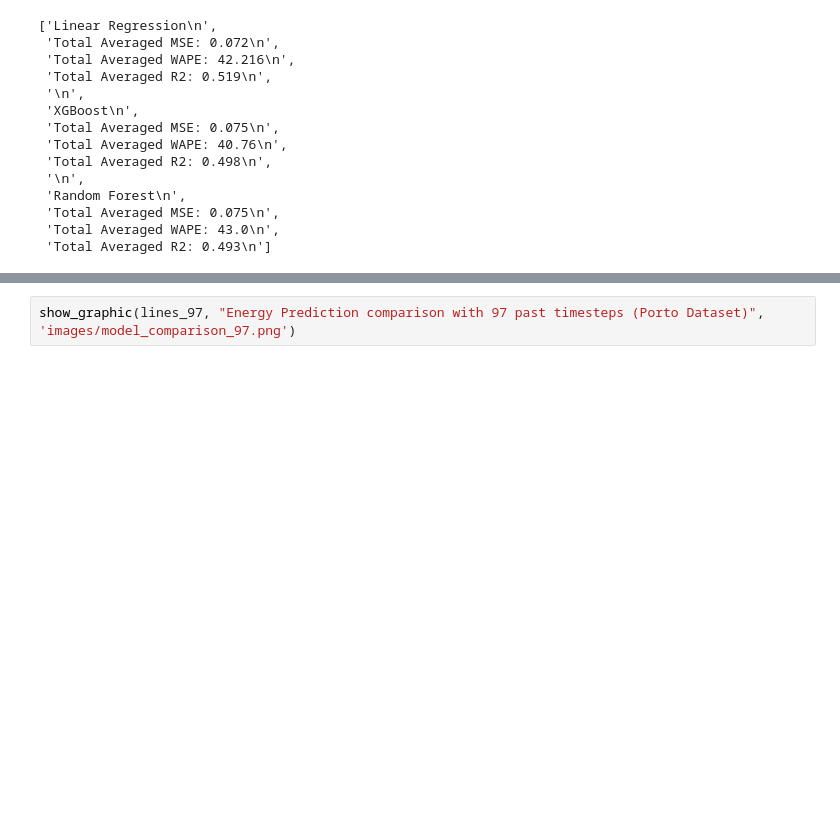
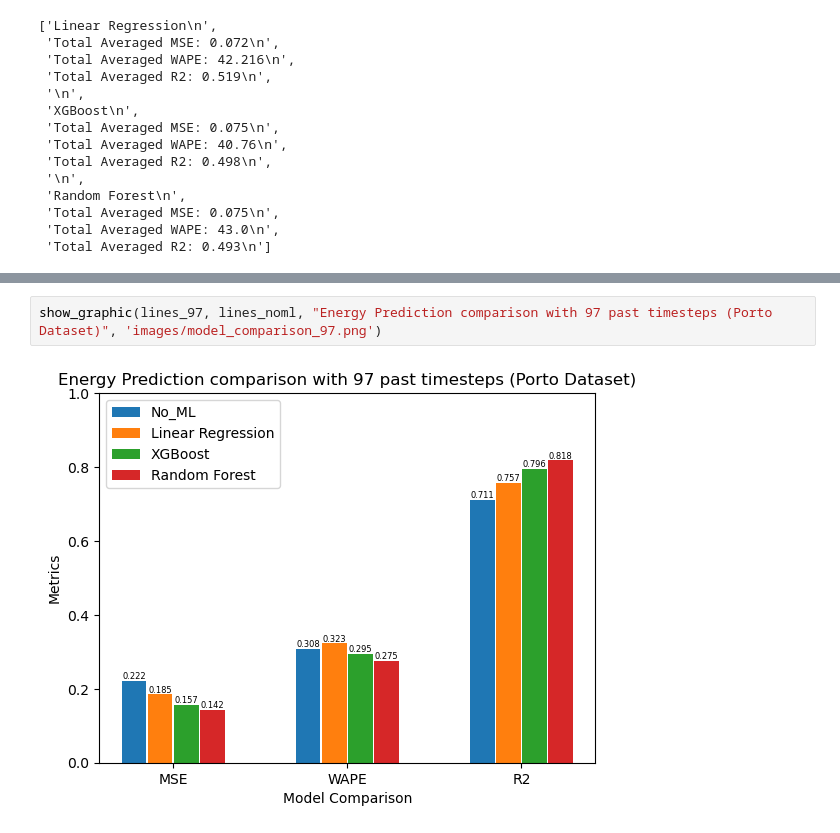
Before and after one commit to franciscomonteiro85/rec-energy-prediction-algorithm, a Jupyter notebook: Graphics.ipynb, the cells around one changed output, grey strips where cells are left out. Saved outputs shown, nothing was run; the diff lists cells and outputs as text; blank space fills up the shorter version.

```diff
--- a/Graphics.ipynb
+++ b/Graphics.ipynb
@@ -120,5 +137,7 @@ lines_97
 # %%
-show_graphic(lines_97, "Energy Prediction comparison with 97 past timesteps (Porto Dataset)", 'images/model_comparison_97.png')
+show_graphic(lines_97, lines_noml, "Energy Prediction comparison with 97 past timesteps (Porto Dataset)", 'images/model_comparison_97.png')
+# %% [output]
+[figure, added]
 # %%
 with open('gpu_logs/ensemble_our_97.txt') as f:
     lines_our_97 = f.readlines()
```
Also changed, not shown: parts of 7 cells of this notebook, 2 other files.
